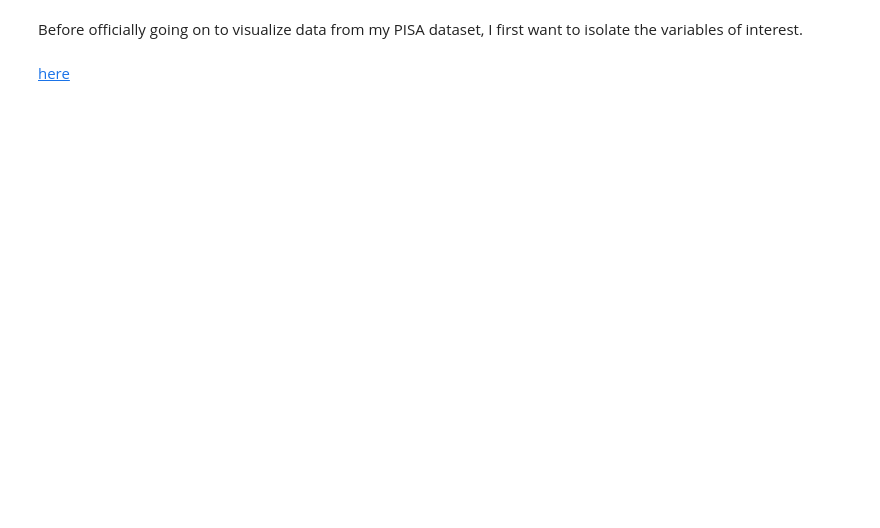
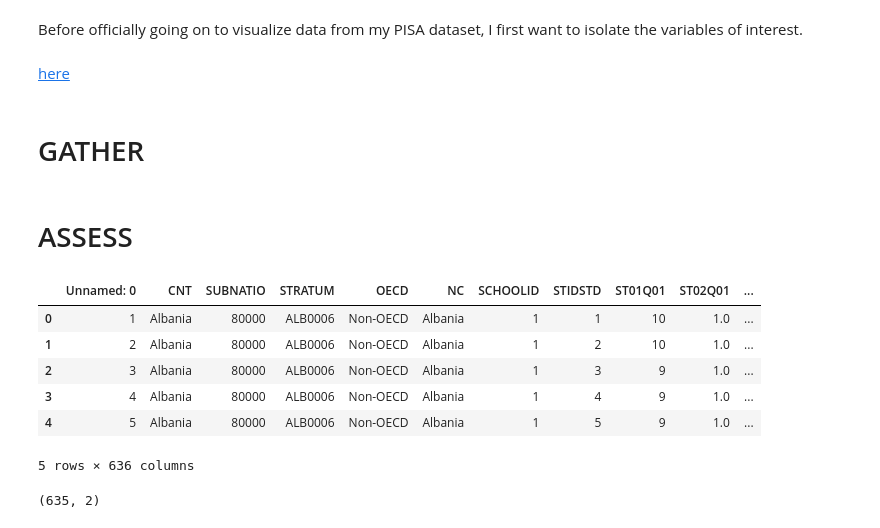
Before and after one commit to aeglon97/Communicate-Data-Findings, a Jupyter notebook: pisa_wrangle.ipynb, the cells around one changed output. Cells and saved outputs as stored; diff of their text form; code cells hidden in the pictures; blank space fills up the shorter version.

```diff
--- a/pisa_wrangle.ipynb
+++ b/pisa_wrangle.ipynb
@@ -2,6 +2,8 @@
 Before officially going on to visualize data from my PISA dataset, I first want to isolate the variables of interest.
 # %% [markdown]
 [here](http://google.com)
+# %% [markdown]
+# GATHER
 # %%
 import numpy as np
 import pandas as pd
@@ -9,3 +17,21 @@ import zipfile
 # %%
 zf = zipfile.ZipFile('./data/pisa2012.zip')
 pisa = pd.read_csv(zf.open('pisa2012.csv'), encoding = 'latin-1')
+# %% [markdown]
+# ASSESS
+# %%
+pisa.head()
+# %% [output]
+|  | Unnamed: 0 | CNT | SUBNATIO | STRATUM | OECD | NC | SCHOOLID | STIDSTD | ST01Q01 | ST02Q01 | ... |
+| 0 | 1 | Albania | 80000 | ALB0006 | Non-OECD | Albania | 1 | 1 | 10 | 1.0 | ... |
+| 1 | 2 | Albania | 80000 | ALB0006 | Non-OECD | Albania | 1 | 2 | 10 | 1.0 | ... |
+| 2 | 3 | Albania | 80000 | ALB0006 | Non-OECD | Albania | 1 | 3 | 9 | 1.0 | ... |
+| 3 | 4 | Albania | 80000 | ALB0006 | Non-OECD | Albania | 1 | 4 | 9 | 1.0 | ... |
+| 4 | 5 | Albania | 80000 | ALB0006 | Non-OECD | Albania | 1 | 5 | 9 | 1.0 | ... |
+5 rows × 636 columns
+# %%
+#look at column descriptions
+pisa_dict = pd.read_csv('./data/pisadict2012.csv', encoding = 'latin-1')
+pisa_dict.shape
+# %% [output]
+(635, 2)
```
Also changed, not shown: parts of 4 cells of this notebook, 2 other files.
